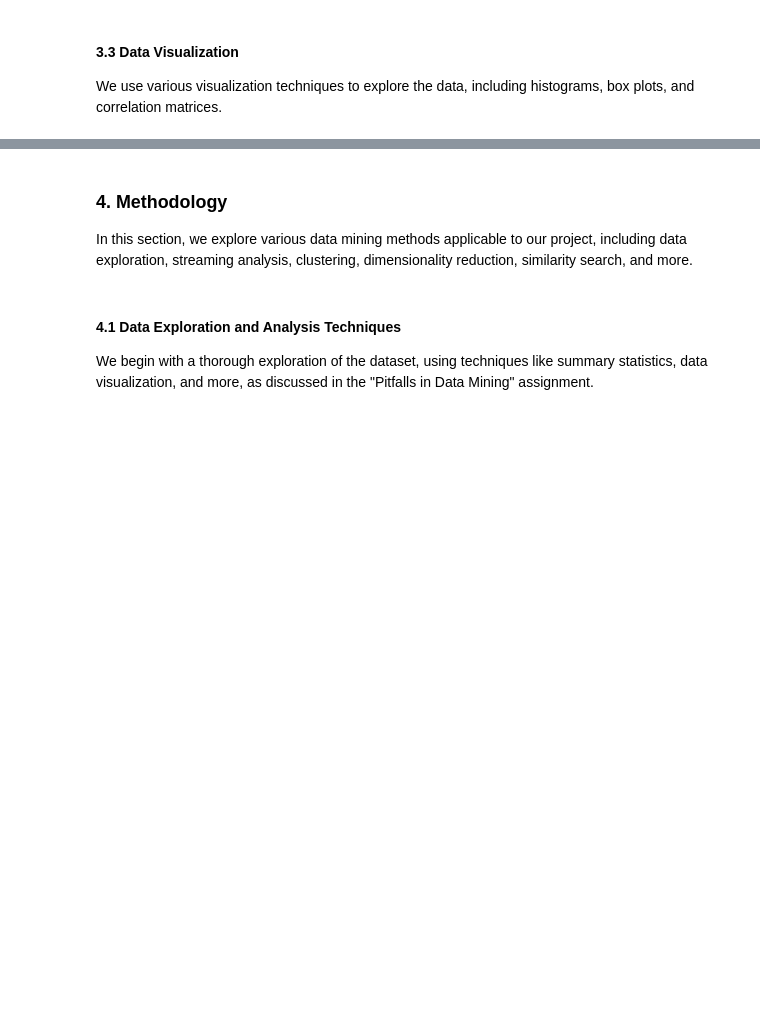
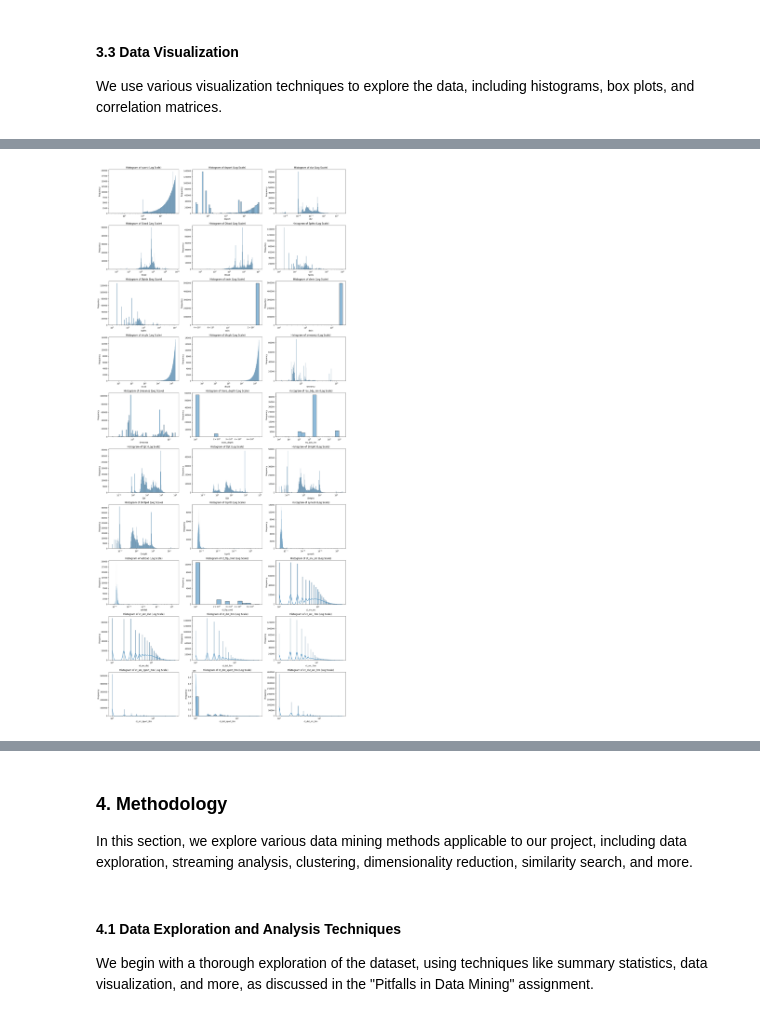
Before and after one commit to lscarval/CSCI-S-108-Data-Mining, a Jupyter notebook: final_project/CSCI_S_108_Final_Project_Notebook_Luciano_Carvalho.ipynb, the cells around one changed output, grey strips where cells are left out. Drawn from its saved outputs; the diff is of its cells as text; code cells hidden in the pictures; blank space fills up the shorter version.

```diff
--- a/final_project/CSCI_S_108_Final_Project_Notebook_Luciano_Carvalho.ipynb
+++ b/final_project/CSCI_S_108_Final_Project_Notebook_Luciano_Carvalho.ipynb
@@ -154,0 +250,20 @@ plt.show()
+# %%
+# Plot histograms for all numeric columns, including log-transformed values
+fig, axes = plt.subplots(nrows=(len(df_numeric.columns) + 2) // 3, ncols=3, figsize=(18, 4 * ((len(df_numeric.columns) + 2) // 3)))
+
+# Flatten the axes array for easy indexing
+axes = axes.flatten()
+
+# Iterate over each numeric column and plot histogram
+for i, col in enumerate(df_numeric.columns):
+    ax = axes[i]
+    sns.histplot(df_numeric[col], kde=True, log_scale=(True, False), ax=ax)  # Log scale on x-axis
+    ax.set_title(f'Histogram of {col} (Log Scale)')
+    ax.set_xlabel(col)
+    ax.set_ylabel('Frequency')
+
+# Adjust layout to prevent overlapping
+plt.tight_layout()
+plt.show()
+# %% [output]
+[figure, added]
```
Also changed, not shown: parts of 13 cells of this notebook.
